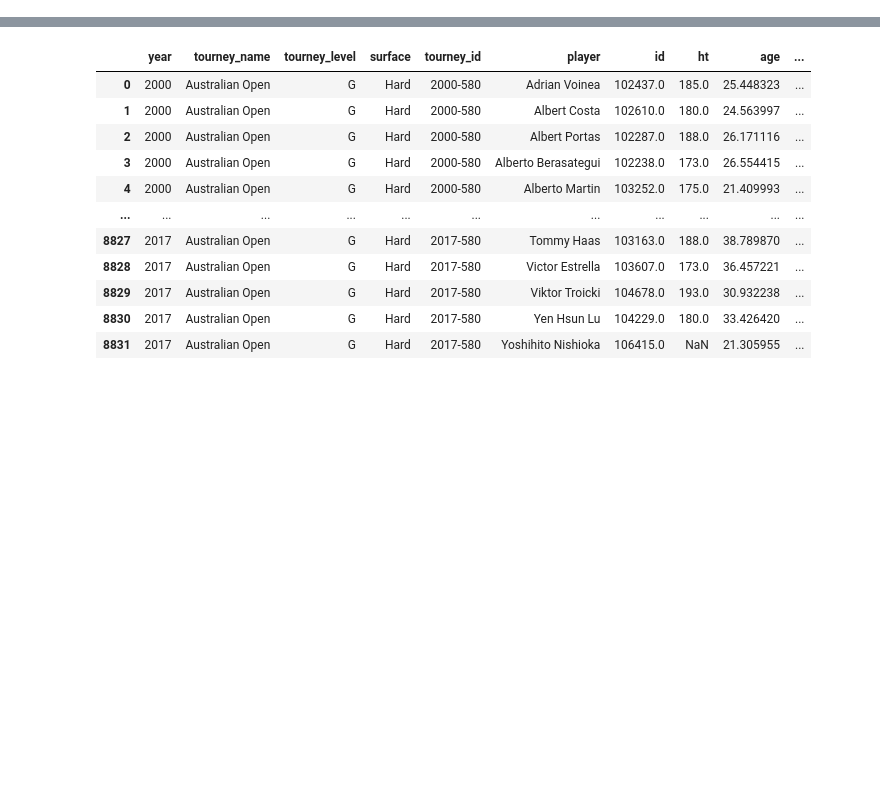
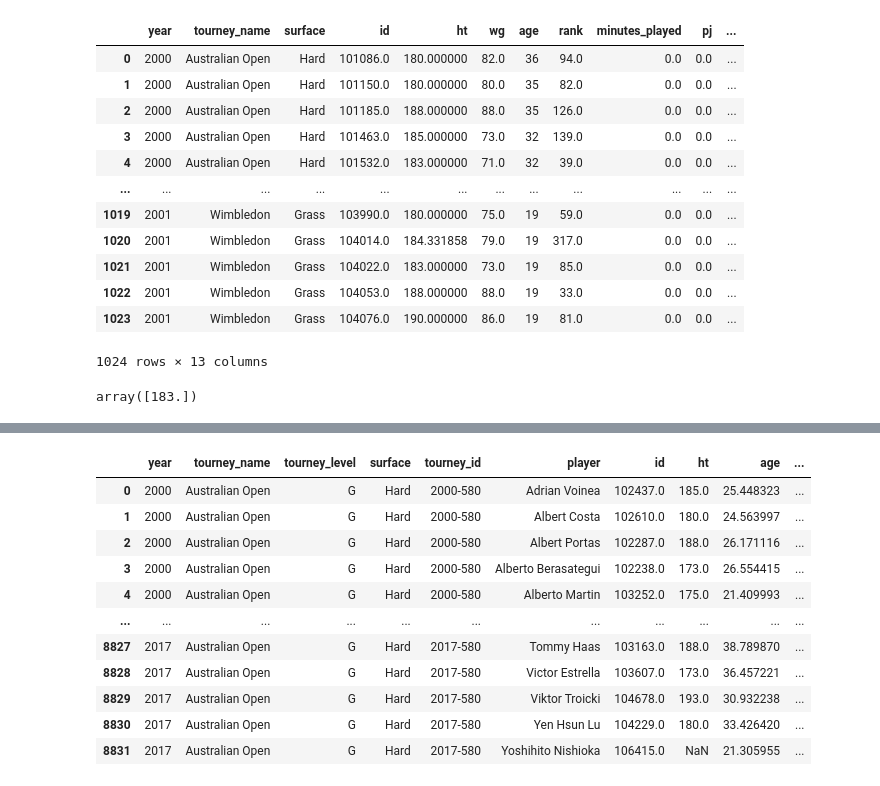
Before and after one commit to johnma96/predict-roland-garros-positions, a Jupyter notebook: notebooks/develop/4.0-jmmz-feature-enginnering.ipynb, the cells around one changed output, grey strips where cells are left out. Cells and saved outputs as stored; diff of their text form; code cells hidden in the pictures; blank space fills up the shorter version.

```diff
--- a/notebooks/develop/4.0-jmmz-feature-enginnering.ipynb
+++ b/notebooks/develop/4.0-jmmz-feature-enginnering.ipynb
@@ -60,12 +47,8 @@ def organize_data_type(data: pd.DataFrame, data_type: str):
         "tourney_id",
         "tourney_name",
         "surface",
-        "tourney_level",
         "tourney_date",
         f"{data_type}_id",
-        f"{data_type}_name",
-        f"{data_type}_ht",
-        f"{data_type}_age",
         f"{data_type}_rank",
         "minutes",
         "round",
@@ -93,11 +76,7 @@ def organize_data_type(data: pd.DataFrame, data_type: str):
         "tourney_id": str,
         "tourney_name": str,
         "surface": str,
-        "tourney_level": str,
         "id": str,
-        "name": str,
-        "ht": float,
-        "age": float,
         "rank": float,
         "minutes": float,
     }
@@ -116,12 +95,12 @@ def organize_original_data(data):
     loser_df = organize_data_type(data=original_data, data_type="loser")
     loser_df["won"] = 0
 
-    final_df = pd.concat([winner_df, loser_df]).rename(columns={"name": "player"})
+    final_df = pd.concat([winner_df, loser_df])
     final_df.set_index("tourney_date", inplace=True)
     return final_df
 
 
-final_df = organize_original_data(data=df)
+#final_df = organize_original_data(data=df)
 # %%
 def calc_historical_features(row, history):
     df = history.loc[
@@ -240,0 +220,28 @@ data_features = make_features(data=df)
+# %%
+def verify_rdbms(file_name:str = "operational_rdbms", start_year = 2000, end_year=2017):
+
+    file_name = file_name + ".csv"
+    processed_path = AbsPaths().get_abs_path_folder(folder_name="processed")
+    try:
+        data = pd.read_csv(processed_path + file_name, parse_dates="tourney_date")
+        last_year = data.tourney_date.dt.year.max()
+        data2 = make_features(start_year=last_year + 1, end_year = end_year)
+        features = pd.concat([data, data2], ignore_index=True)
+    except:
+        features = make_features(start_year=start_year, end_year=end_year)
+
+    features.to_csv(processed_path + "operational_rdbms.csv", index=False)
+# %% [output]
+|  | year | tourney_name | surface | id | ht | wg | age | rank | minutes_played | pj | ... |
+| 0 | 2000 | Australian Open | Hard | 101086.0 | 180.000000 | 82.0 | 36 | 94.0 | 0.0 | 0.0 | ... |
+| 1 | 2000 | Australian Open | Hard | 101150.0 | 180.000000 | 80.0 | 35 | 82.0 | 0.0 | 0.0 | ... |
+| 2 | 2000 | Australian Open | Hard | 101185.0 | 188.000000 | 88.0 | 35 | 126.0 | 0.0 | 0.0 | ... |
+| 3 | 2000 | Australian Open | Hard | 101463.0 | 185.000000 | 73.0 | 32 | 139.0 | 0.0 | 0.0 | ... |
+| 4 | 2000 | Australian Open | Hard | 101532.0 | 183.000000 | 71.0 | 32 | 39.0 | 0.0 | 0.0 | ... |
+| ... | ... | ... | ... | ... | ... | ... | ... | ... | ... | ... | ... |
+| 1019 | 2001 | Wimbledon | Grass | 103990.0 | 180.000000 | 75.0 | 19 | 59.0 | 0.0 | 0.0 | ... |
+| 1020 | 2001 | Wimbledon | Grass | 104014.0 | 184.331858 | 79.0 | 19 | 317.0 | 0.0 | 0.0 | ... |
+| 1021 | 2001 | Wimbledon | Grass | 104022.0 | 183.000000 | 73.0 | 19 | 85.0 | 0.0 | 0.0 | ... |
+| 1022 | 2001 | Wimbledon | Grass | 104053.0 | 188.000000 | 88.0 | 19 | 33.0 | 0.0 | 0.0 | ... |
+| 1023 | 2001 | Wimbledon | Grass | 104076.0 | 190.000000 | 86.0 | 19 | 81.0 | 0.0 | 0.0 | ... |
+1024 rows × 13 columns
@@ -240,0 +252,4 @@ data_features = make_features(data=df)
+# %%
+players[players.id==float(i)]['ht'].values
+# %% [output]
+array([183.])
```
Also changed, not shown: parts of 16 cells of this notebook, 15 other files.
